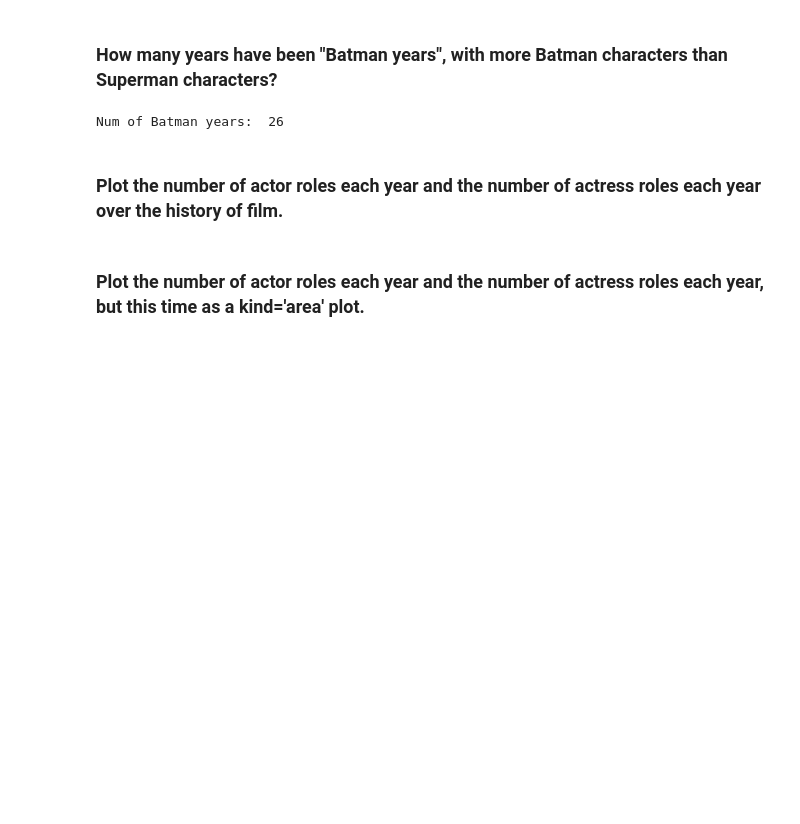
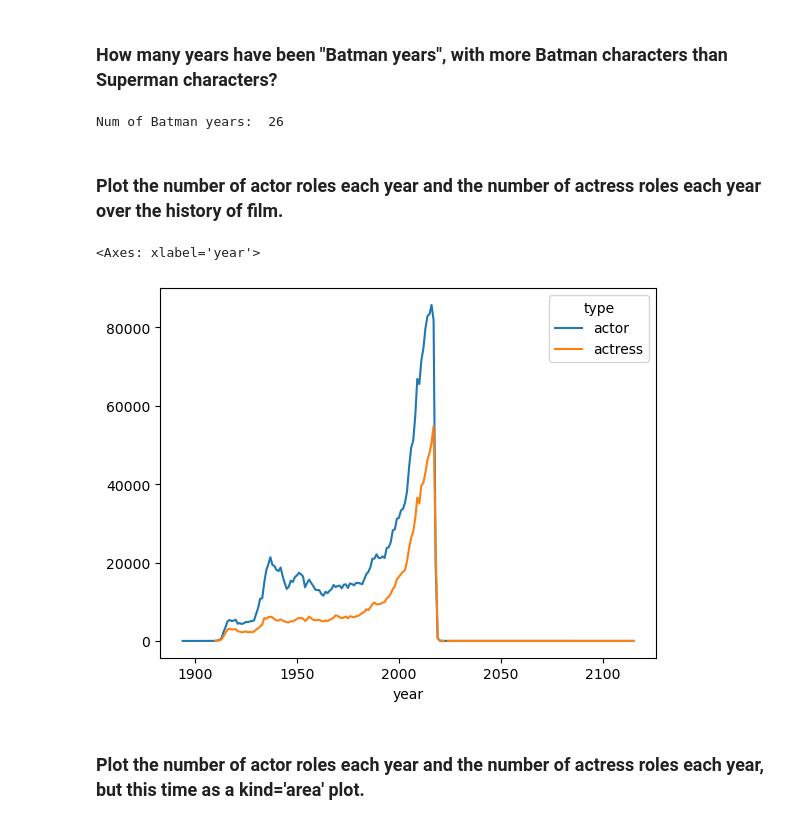
Before and after one commit to valwee77/pycon-pandas-tutorial, a Jupyter notebook: Exercises-4.ipynb, the cells around one changed output. Cells and saved outputs as stored; diff of their text form; code cells hidden in the pictures; blank space fills up the shorter version.

```diff
--- a/Exercises-4.ipynb
+++ b/Exercises-4.ipynb
@@ -51,5 +51,13 @@ print('Num of Batman years: ', len(cc))
 Num of Batman years:  26
 # %% [markdown]
 ### Plot the number of actor roles each year and the number of actress roles each year over the history of film.
+# %%
+c = cast
+c = c.groupby(['year','type']).size()
+c = c.unstack()
+c.plot(kind='line')
+# %% [output]
+<Axes: xlabel='year'>
+[figure, added]
 # %% [markdown]
 ### Plot the number of actor roles each year and the number of actress roles each year, but this time as a kind='area' plot.
```
Also changed, not shown: parts of 2 cells of this notebook.
